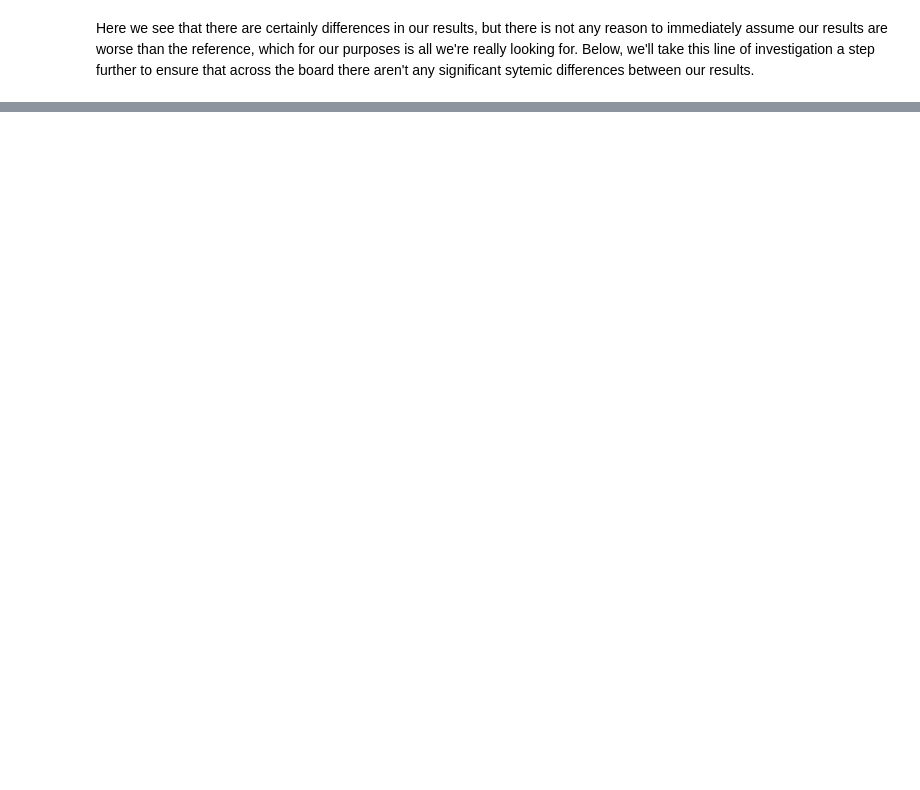
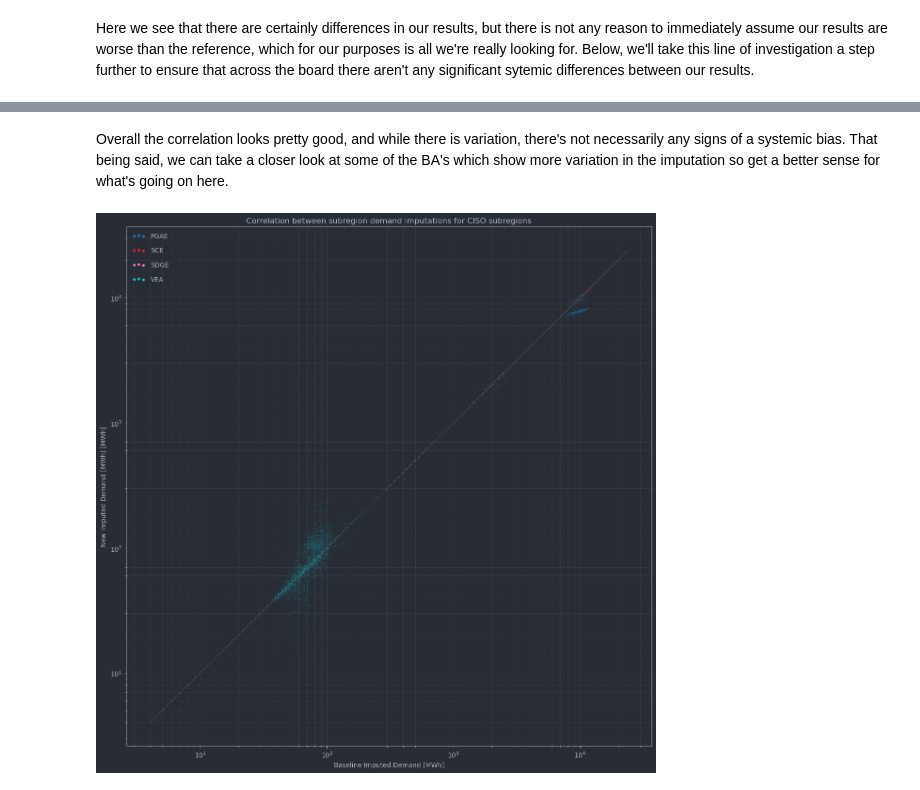
Before and after one commit to catalyst-cooperative/pudl-examples, a Jupyter notebook: 03-pudl-imputed-demand.ipynb, the cells around one changed output, grey strips where cells are left out. Saved outputs shown, nothing was run; the diff lists cells and outputs as text; code cells hidden in the pictures; blank space fills up the shorter version.

```diff
--- a/03-pudl-imputed-demand.ipynb
+++ b/03-pudl-imputed-demand.ipynb
@@ -290,0 +310,20 @@ Here we see that there are certainly differences in our results, but there is no
+# %% [markdown]
+Overall the correlation looks pretty good, and while there is variation, there's not necessarily any signs of a systemic bias. That being said, we can take a closer look at some of the BA's which show more variation in the imputation so get a better sense for what's going on here.
+# %%
+ba = "CISO"
+selection = comparison_df[comparison_df["balancing_authority_code_eia"] == ba]
+all_subregions = list(selection["balancing_authority_subregion_code_eia"].unique())
+
+plot_correlation(
+    selection[selection.demand_imputed_pudl_mwh_imputation_code.notnull()].reset_index(),
+    idx_cols=["balancing_authority_subregion_code_eia"],
+    idx_vals=all_subregions,
+    timeseries_x="baseline_demand_mwh",
+    timeseries_y="demand_imputed_pudl_mwh",
+    xlabel="Baseline Imputed Demand [MWh]",
+    ylabel="New Imputed Demand [MWh] [MWh]",
+    title="Correlation between subregion demand imputations for CISO subregions",
+    alpha=0.2,
+)
+# %% [output]
+[figure, added]
```
Also changed, not shown: parts of 7 cells of this notebook.
